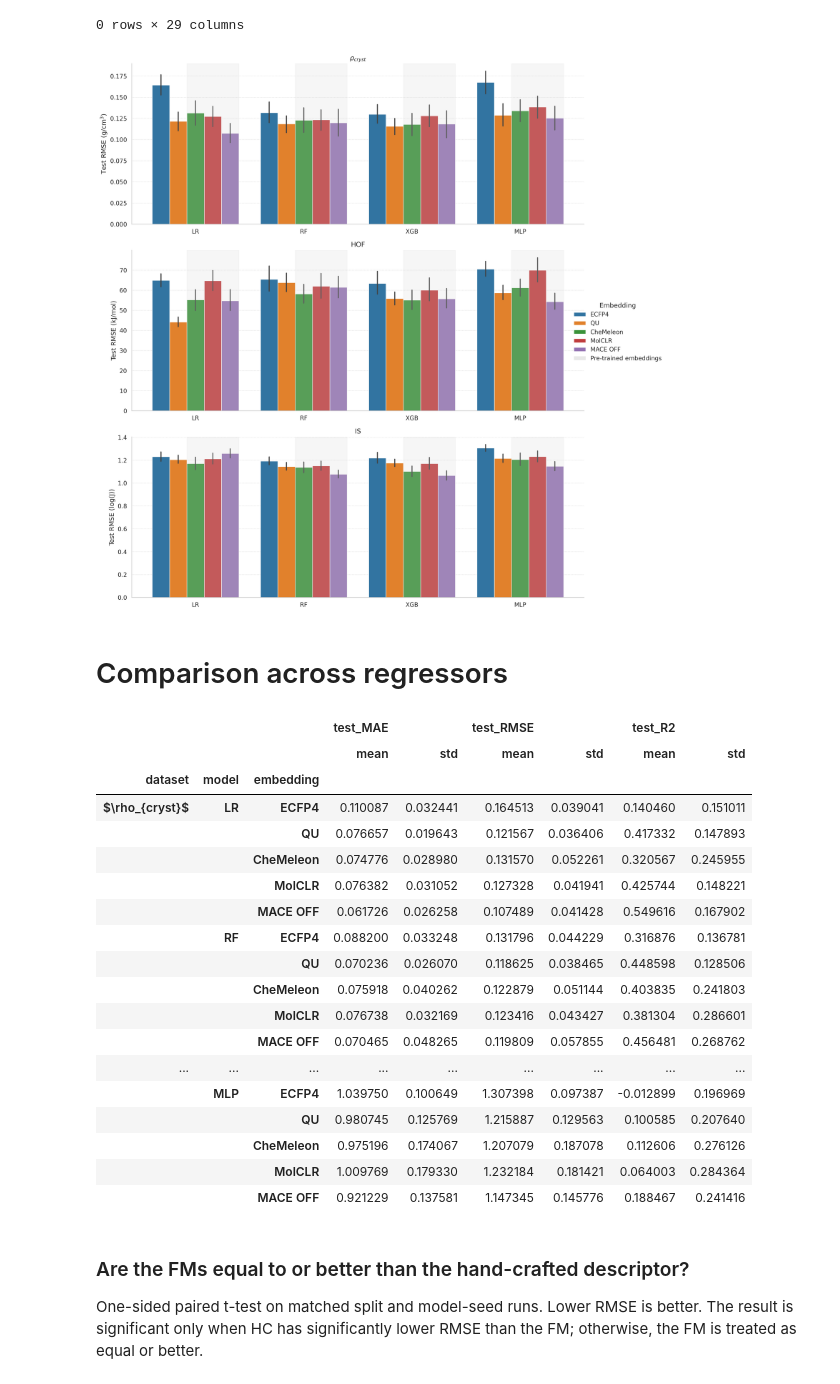
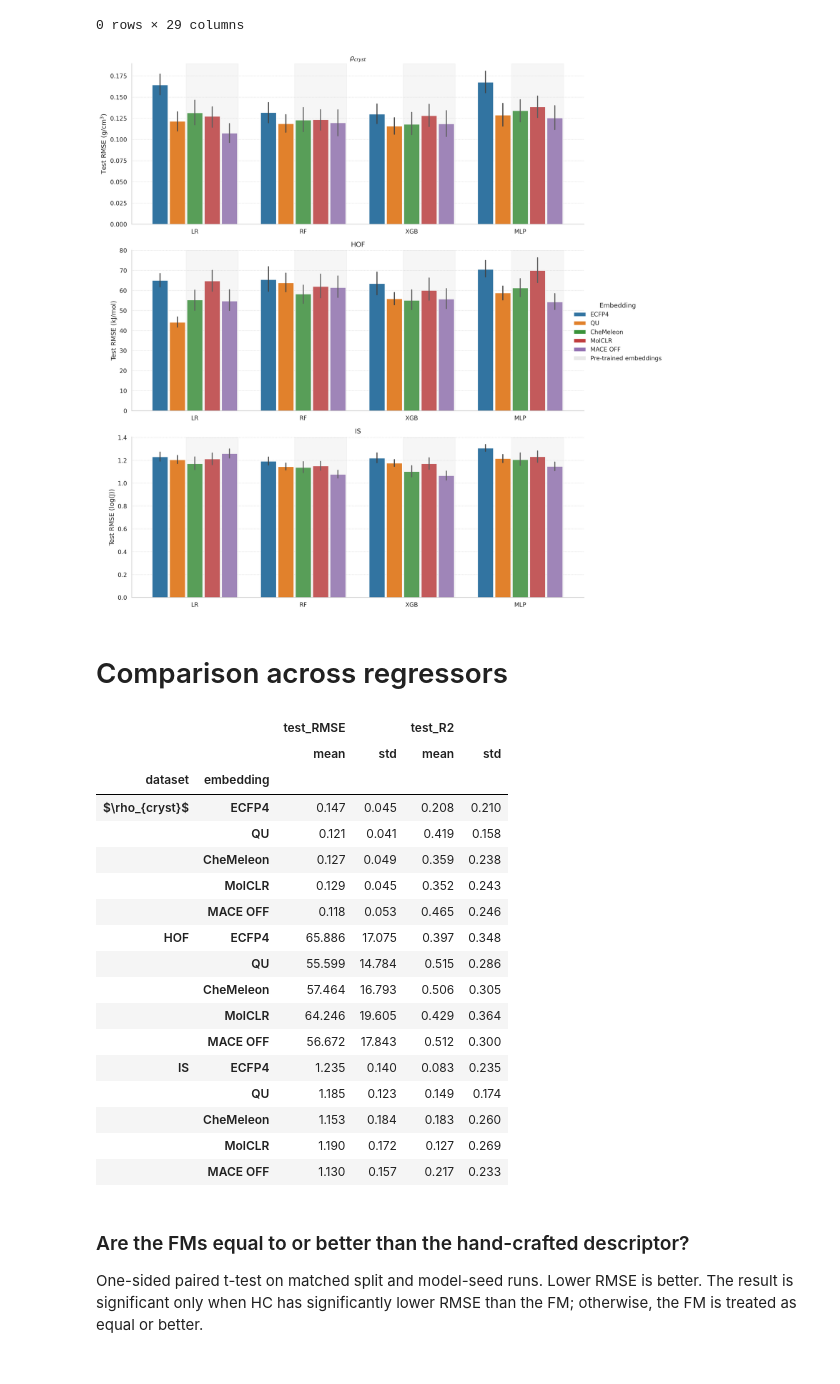
Before and after one commit to CABackman/fm-4-em, a Jupyter notebook: 06_NOTEBOOKS/04_results_processing.ipynb, the cells around one changed output. Cells and saved outputs as stored; diff of their text form; code cells hidden in the pictures.

Commit message:
adjusted t test and data proc

```diff
--- a/06_NOTEBOOKS/04_results_processing.ipynb
+++ b/06_NOTEBOOKS/04_results_processing.ipynb
@@ -116,6 +116,7 @@ for ax, ds in zip(axes, datasets):
         palette=palette,
         errorbar="ci",
         ax=ax,
+        gap=0.1
     )
 
     # Shade the contiguous pre-trained embeddings within each model group.
@@ -174,34 +175,34 @@ for ax, ds in zip(axes, datasets):
     else:
         ax.set_ylabel("Test RMSE (log(J))")
 
     if legend_handles is None:
         legend_handles, legend_labels = ax.get_legend_handles_labels()
 
     ax.legend_.remove()
 
 # Add shading entry to the shared legend.
 legend_handles.append(
     Patch(
         facecolor="lightgray",
         alpha=0.5,
         label="Pre-trained embeddings",
     )
 )
 legend_labels.append("Pre-trained embeddings")
 
 fig.legend(
     legend_handles,
     legend_labels,
     loc="center left",
     bbox_to_anchor=(0.84, 0.5),
     frameon=False,
     title="Embedding",
 )
 
 plt.tight_layout(rect=[0, 0, 0.88, 1])
 plt.show()
 # %% [output]
-[figure, old version]
+[figure, new version]
 # %% [markdown]
 # Comparison across regressors
 # %%
@@ -209,27 +210,26 @@ df_clean = df[["dataset", "model", "seed", "split_method", "embedding", "test_MA
 df_clean = df_clean[df_clean["dataset"].isin(['HOF', "IS", "MQM_IS", r'$\rho_{cryst}$'])]
 #df_clean.to_csv("../07_OUTPUTS/20260425/compiled/clean_results.csv", index=False)
 # %%
-df_clean.groupby(["dataset", "model", "embedding"])[["test_MAE", "test_RMSE", "test_R2"]].agg(["mean", "std"])
+df_clean.groupby(["dataset", "embedding"])[["test_RMSE", "test_R2"]].agg(["mean", "std"]).round(3)
 # %% [output]
-|  |  |  | test_MAE |  | test_RMSE |  | test_R2 |  |
-|  |  |  | mean | std | mean | std | mean | std |
-| dataset | model | embedding |  |  |  |  |  |  |
-| $\rho_{cryst}$ | LR | ECFP4 | 0.110087 | 0.032441 | 0.164513 | 0.039041 | 0.140460 | 0.151011 |
-|  |  | QU | 0.076657 | 0.019643 | 0.121567 | 0.036406 | 0.417332 | 0.147893 |
-|  |  | CheMeleon | 0.074776 | 0.028980 | 0.131570 | 0.052261 | 0.320567 | 0.245955 |
-|  |  | MolCLR | 0.076382 | 0.031052 | 0.127328 | 0.041941 | 0.425744 | 0.148221 |
-|  |  | MACE OFF | 0.061726 | 0.026258 | 0.107489 | 0.041428 | 0.549616 | 0.167902 |
-|  | RF | ECFP4 | 0.088200 | 0.033248 | 0.131796 | 0.044229 | 0.316876 | 0.136781 |
-|  |  | QU | 0.070236 | 0.026070 | 0.118625 | 0.038465 | 0.448598 | 0.128506 |
-|  |  | CheMeleon | 0.075918 | 0.040262 | 0.122879 | 0.051144 | 0.403835 | 0.241803 |
-|  |  | MolCLR | 0.076738 | 0.032169 | 0.123416 | 0.043427 | 0.381304 | 0.286601 |
-|  |  | MACE OFF | 0.070465 | 0.048265 | 0.119809 | 0.057855 | 0.456481 | 0.268762 |
-| ... | ... | ... | ... | ... | ... | ... | ... | ... |
-|  | MLP | ECFP4 | 1.039750 | 0.100649 | 1.307398 | 0.097387 | -0.012899 | 0.196969 |
-|  |  | QU | 0.980745 | 0.125769 | 1.215887 | 0.129563 | 0.100585 | 0.207640 |
-|  |  | CheMeleon | 0.975196 | 0.174067 | 1.207079 | 0.187078 | 0.112606 | 0.276126 |
-|  |  | MolCLR | 1.009769 | 0.179330 | 1.232184 | 0.181421 | 0.064003 | 0.284364 |
-|  |  | MACE OFF | 0.921229 | 0.137581 | 1.147345 | 0.145776 | 0.188467 | 0.241416 |
+|  |  | test_RMSE |  | test_R2 |  |
+|  |  | mean | std | mean | std |
+| dataset | embedding |  |  |  |  |
+| $\rho_{cryst}$ | ECFP4 | 0.147 | 0.045 | 0.208 | 0.210 |
+|  | QU | 0.121 | 0.041 | 0.419 | 0.158 |
+|  | CheMeleon | 0.127 | 0.049 | 0.359 | 0.238 |
+|  | MolCLR | 0.129 | 0.045 | 0.352 | 0.243 |
+|  | MACE OFF | 0.118 | 0.053 | 0.465 | 0.246 |
+| HOF | ECFP4 | 65.886 | 17.075 | 0.397 | 0.348 |
+|  | QU | 55.599 | 14.784 | 0.515 | 0.286 |
+|  | CheMeleon | 57.464 | 16.793 | 0.506 | 0.305 |
+|  | MolCLR | 64.246 | 19.605 | 0.429 | 0.364 |
+|  | MACE OFF | 56.672 | 17.843 | 0.512 | 0.300 |
+| IS | ECFP4 | 1.235 | 0.140 | 0.083 | 0.235 |
+|  | QU | 1.185 | 0.123 | 0.149 | 0.174 |
+|  | CheMeleon | 1.153 | 0.184 | 0.183 | 0.260 |
+|  | MolCLR | 1.190 | 0.172 | 0.127 | 0.269 |
+|  | MACE OFF | 1.130 | 0.157 | 0.217 | 0.233 |
 # %% [markdown]
 ### Are the FMs equal to or better than the hand-crafted descriptor?
 
```
Also changed, not shown: parts of 3 cells of this notebook, 1 other file.
